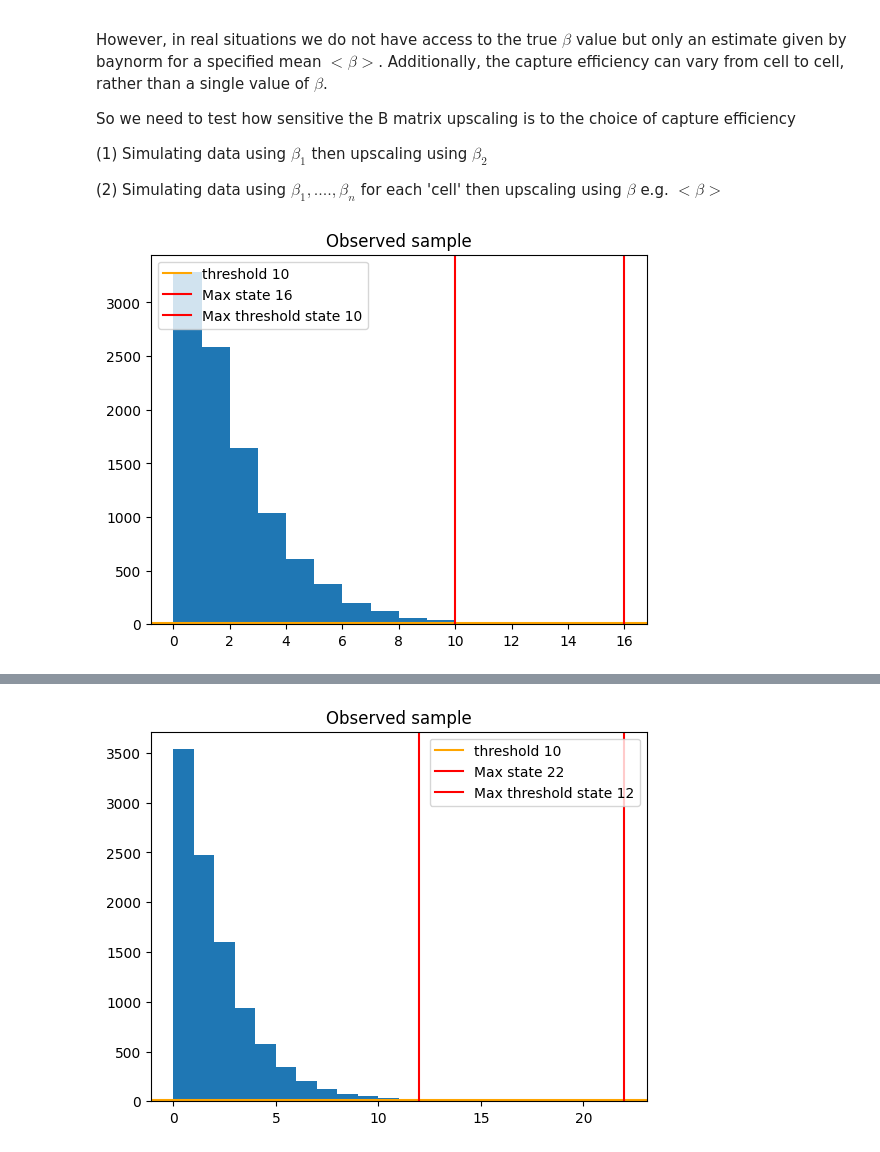
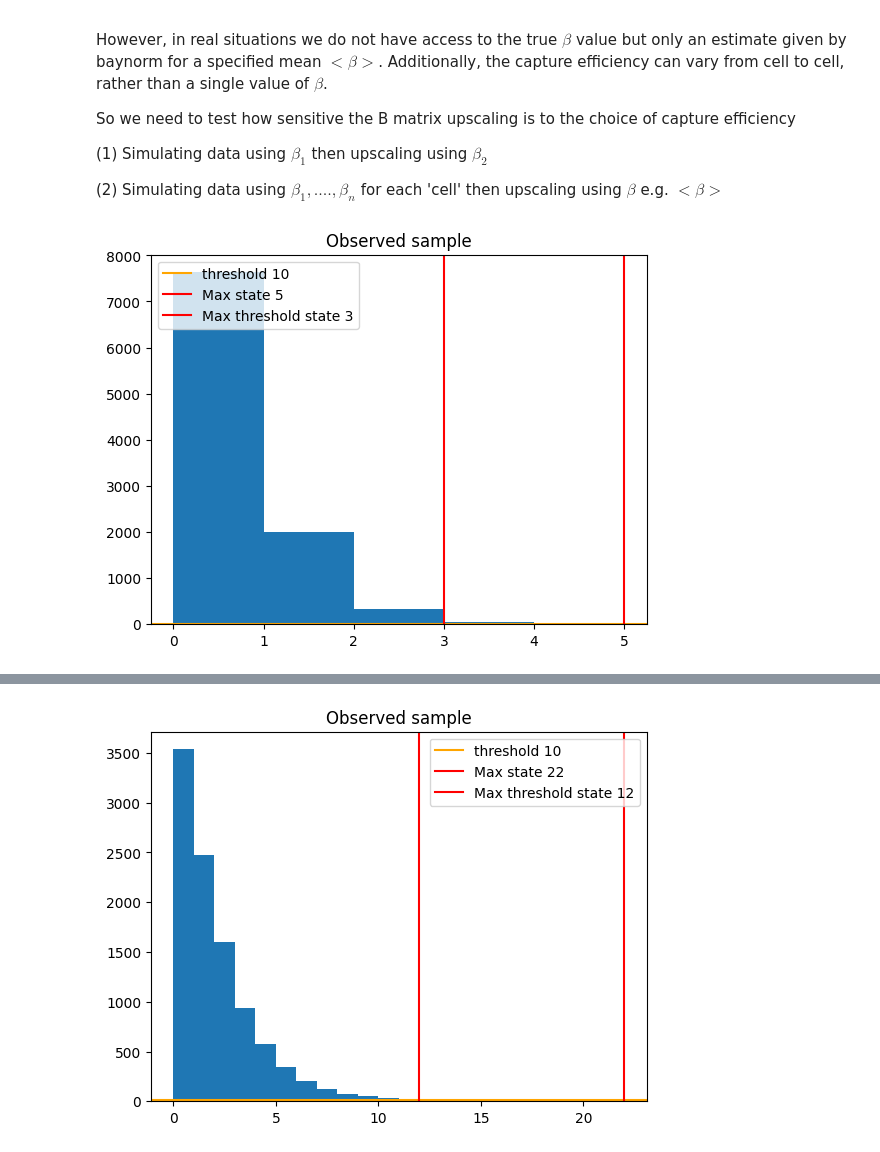
Before and after one commit to willjgh/M4R, a Jupyter notebook: upscaling_analysis.ipynb, the cells around one changed output, grey strips where cells are left out. Saved outputs shown, nothing was run; the diff lists cells and outputs as text; code cells hidden in the pictures.

Commit message:
Tested parameter influence, rates and geometric parameter.

```diff
--- a/upscaling_analysis.ipynb
+++ b/upscaling_analysis.ipynb
@@ -2931,7 +3095,7 @@ So we need to test how sensitive the B matrix upscaling is to the choice of capt
 (2) Simulating data using $\beta_1, .... , \beta_n$ for each 'cell' then upscaling using $ \beta $ e.g. $ < \beta > $
 # %%
 # fix parameters
-params = {"k0": 1, "k1": 1, "b": 0.3}
+params = {"k0": 1, "k1": 2, "b": 0.9}
 beta_simulation = 0.5
 
 # simulate sample using beta_simulation
@@ -2940,34 +3104,34 @@ samples_param = simulated_samples(params=params, n=10000, beta=beta_simulation,
 # observed sample
 sample = samples_param["sample_downsampled"]
 
 # compute all possible observed bounds: p(0), ...
 intervals = bootstrap_data_optim(sample, N=10000, printing=False)
 
 # set threshold
 threshold = 10
 
 # dict of states and occurances in sample
 counts = pd.Series(sample).value_counts().to_dict()
 
 # find the largest state s.t. it and all smaller have at least threshold occurances
 x_max = 0
 for x in range(0, np.nanmax(sample)):
     if x in counts and counts[x] >= threshold:
         x_max = x
     else:
         # state not observed, or fewer than threshold observations
         break
 
 # plot sample hist and threshold
 plt.hist(sample, bins=np.nanmax(sample));
 plt.title("Observed sample")
 plt.axhline(threshold, 0, 1, color="orange", label=f"threshold {threshold}")
 plt.axvline(np.nanmax(sample), color="red", label=f"Max state {np.nanmax(sample)}")
 plt.axvline(x_max, color="red", label=f"Max threshold state {x_max}")
 plt.legend()
 plt.show()
 # %% [output]
-[figure, old version]
+[figure, new version]
 # %%
 #plot
 plt.figure(figsize=(12,8))
```
Also changed, not shown: parts of 6 cells of this notebook.
